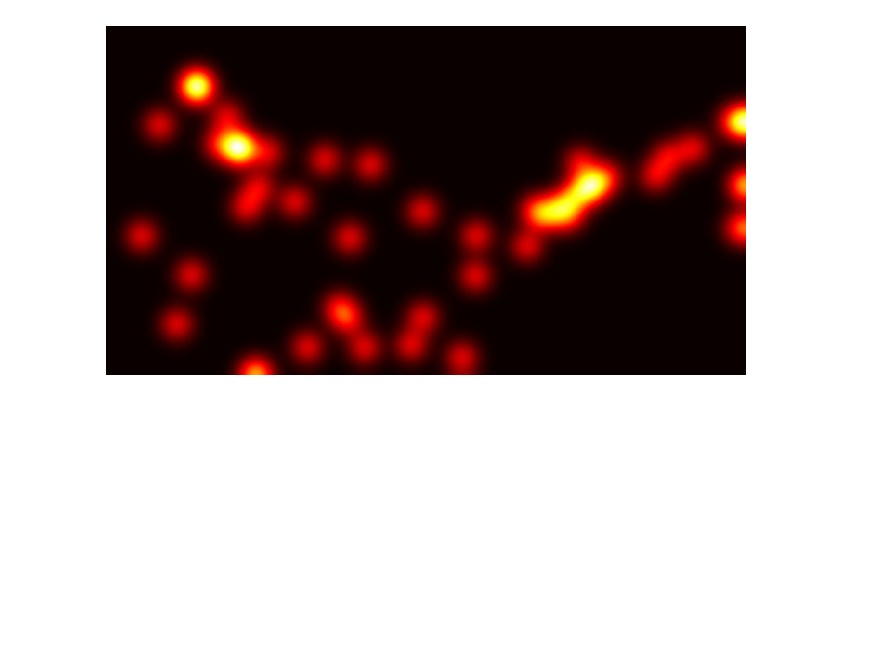
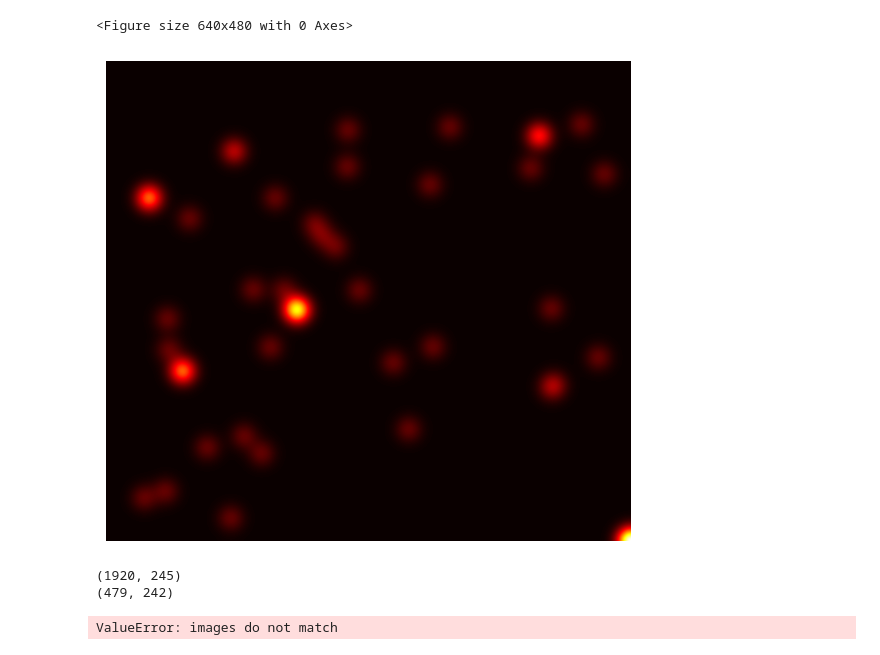
Before and after one commit to eduardofuncao/BlindCo, a Jupyter notebook: server/handleClicks.ipynb, the cells around one changed output. Drawn from its saved outputs; the diff is of its cells as text; code cells hidden in the pictures; blank space fills up the shorter version.

Commit message:
considera scroll da pagina para mapa de calor

```diff
--- a/server/handleClicks.ipynb
+++ b/server/handleClicks.ipynb
@@ -2,3 +2,13 @@
 import numpy as np
 import matplotlib.pyplot as plt
 from scipy.ndimage import gaussian_filter
+# %%
+# Transforma csv em lista de dicionários
+clicks = []
+with open("clicks.csv", 'r') as file:
+    # pula primeira linha com nomes das colunas
+    next(file)
+    for line in file:
+        splitLine = line.replace("\n","").split(",")
+        clicks.append({"x":int(splitLine[0]), "y":int(splitLine[1]), "scroll":float(splitLine[2])})
+display(clicks)
@@ -5,32 +33,35 @@ from scipy.ndimage import gaussian_filter
 # %%
-clicks = [{'x': 277, 'y': 253}, {'x': 277, 'y': 253}, {'x': 277, 'y': 253}, {'x': 75, 'y': 436}, {'x': 455, 'y': 278}, {'x': 189, 'y': 126}, {'x': 189, 'y': 126}, {'x': 189, 'y': 126}, {'x': 336, 'y': 263}, {'x': 986, 'y': 284}, {'x': 892, 'y': 383}, {'x': 1041, 'y': 313}, {'x': 961, 'y': 395}, {'x': 770, 'y': 436}, {'x': 658, 'y': 385}, {'x': 507, 'y': 440}, {'x': 393, 'y': 365}, {'x': 317, 'y': 336}, {'x': 235, 'y': 245}, {'x': 112, 'y': 206}, {'x': 252, 'y': 189}, {'x': 292, 'y': 376}, {'x': 178, 'y': 517}, {'x': 148, 'y': 619}, {'x': 312, 'y': 724}, {'x': 485, 'y': 585}, {'x': 419, 'y': 667}, {'x': 538, 'y': 668}, {'x': 503, 'y': 609}, {'x': 634, 'y': 663}, {'x': 659, 'y': 605}, {'x': 740, 'y': 688}, {'x': 768, 'y': 519}, {'x': 875, 'y': 457}, {'x': 912, 'y': 395}, {'x': 938, 'y': 380}, {'x': 964, 'y': 363}, {'x': 988, 'y': 344}, {'x': 1011, 'y': 332}, {'x': 1011, 'y': 332}, {'x': 1142, 'y': 311}, {'x': 1169, 'y': 272}, {'x': 1220, 'y': 254}, {'x': 1303, 'y': 200}, {'x': 1327, 'y': 199}, {'x': 1329, 'y': 331}, {'x': 1316, 'y': 420}, {'x': 550, 'y': 288}]
-
+# clicks = [{'x': 277, 'y': 253}, {'x': 277, 'y': 253}, {'x': 277, 'y': 253}, {'x': 75, 'y': 436}, {'x': 455, 'y': 278}, {'x': 189, 'y': 126}, {'x': 189, 'y': 126}, {'x': 189, 'y': 126}, {'x': 336, 'y': 263}, {'x': 986, 'y': 284}, {'x': 892, 'y': 383}, {'x': 1041, 'y': 313}, {'x': 961, 'y': 395}, {'x': 770, 'y': 436}, {'x': 658, 'y': 385}, {'x': 507, 'y': 440}, {'x': 393, 'y': 365}, {'x': 317, 'y': 336}, {'x': 235, 'y': 245}, {'x': 112, 'y': 206}, {'x': 252, 'y': 189}, {'x': 292, 'y': 376}, {'x': 178, 'y': 517}, {'x': 148, 'y': 619}, {'x': 312, 'y': 724}, {'x': 485, 'y': 585}, {'x': 419, 'y': 667}, {'x': 538, 'y': 668}, {'x': 503, 'y': 609}, {'x': 634, 'y': 663}, {'x': 659, 'y': 605}, {'x': 740, 'y': 688}, {'x': 768, 'y': 519}, {'x': 875, 'y': 457}, {'x': 912, 'y': 395}, {'x': 938, 'y': 380}, {'x': 964, 'y': 363}, {'x': 988, 'y': 344}, {'x': 1011, 'y': 332}, {'x': 1011, 'y': 332}, {'x': 1142, 'y': 311}, {'x': 1169, 'y': 272}, {'x': 1220, 'y': 254}, {'x': 1303, 'y': 200}, {'x': 1327, 'y': 199}, {'x': 1329, 'y': 331}, {'x': 1316, 'y': 420}, {'x': 550, 'y': 288}]
 maxX = 0
 maxY = 0
 for click in clicks:
     if click["x"] > maxX:
         maxX = click["x"]
-    if click["y"] > maxY:
-        maxY = click["y"]
+    if click["y"] + int(click["scroll"]) > maxY:
+        maxY = click["y"] + int(click["scroll"])
 
 # print(maxX, maxY)
 frame = np.zeros((maxX,maxY))
 
 for click in clicks:
     # print(click['x'], click['y'])
-    frame[click['x']-1][click['y']-1] += 1
+    frame[click['x']-1][click['y']+int(click["scroll"])-1] += 1
 frame = frame.transpose()
 frame = gaussian_filter(frame, sigma=25)
 # %%
 plt.figure()
-plt.imshow(frame, cmap='hot', interpolation='nearest')
+plt.subplots(figsize=plt.figaspect(frame))
+plt.imshow(frame, cmap='hot', interpolation='kaiser')
 # plt.colorbar()
+
 plt.axis("off")
-plt.subplots_adjust(top = 1, bottom = 0, right = 1, left = 0, hspace = 0, wspace = 0)
+plt.subplots_adjust(0,0,1,1)
+# plt.subplots_adjust(top = 1, bottom = 0, right = 1, left = 0, hspace = 0, wspace = 0)
 plt.savefig("heatmap.png",bbox_inches='tight')
 plt.show()
 # %% [output]
+<Figure size 640x480 with 0 Axes>
-[figure, old version]
+[figure, new version]
 # %%
 from PIL import Image, ImageChops
 def trim(im):
@@ -46,13 +77,27 @@ def trim(im):
 img = Image.open("heatmap.png")
 img2= trim(img)
 img2.save("heatmap.png")
+# %%
+from PIL import Image
+
+img1 = Image.open("full_page_screenshot.png")
+img2 = Image.open("heatmap.png")
+
+print(img1.size)
+print(img2.size)
+# %% [output]
+(1920, 245)
+(479, 242)
 # %%
 from PIL import Image
 
-img1 = Image.open("screen.png")
+
+img1 = Image.open("full_page_screenshot.png")
 img2 = Image.open("heatmap.png")
 
-img1 = img1.resize(img2.size)
+img1 = img2.resize(img1.size)
 
 blended_image = Image.blend(img1, img2, alpha=0.5)
 blended_image.show()
+# %% [output]
+ValueError: images do not match
```
Also changed, not shown: parts of 1 cell of this notebook, 22 other files.
